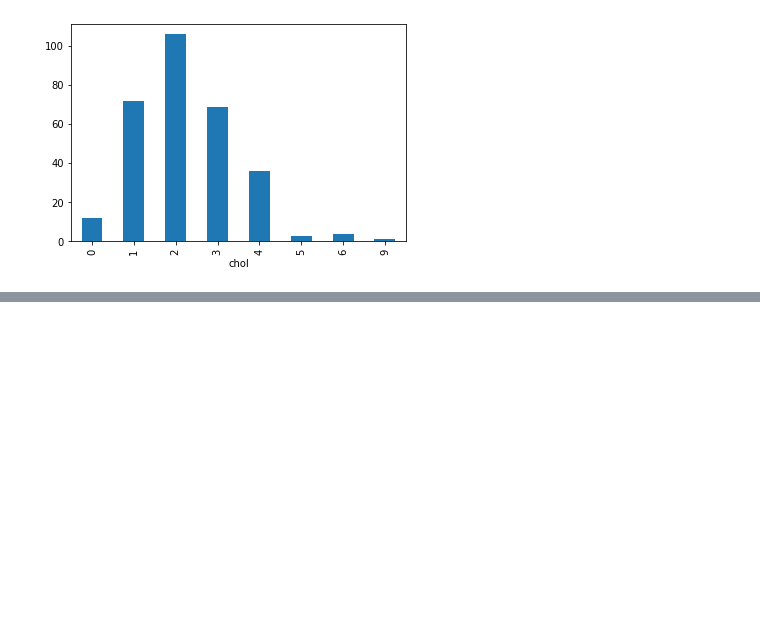
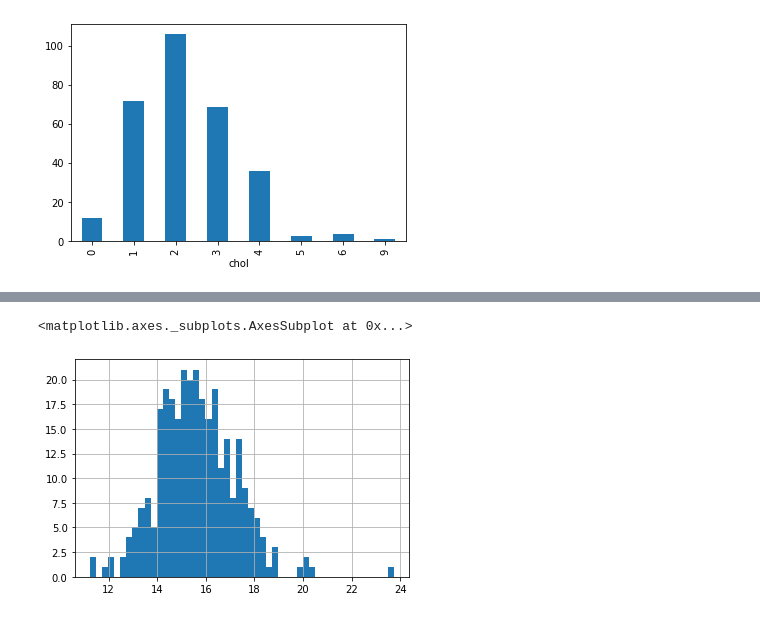
Before and after one commit to DanJoshuaSG/Clase_3_Supervised-Learning, a Jupyter notebook: Tratamiento_Data.ipynb, the cells around one changed output, grey strips where cells are left out. Cells and saved outputs as stored; diff of their text form; code cells hidden in the pictures; blank space fills up the shorter version.

```diff
--- a/Tratamiento_Data.ipynb
+++ b/Tratamiento_Data.ipynb
@@ -479,0 +568,17 @@ chol
+# %%
+from feature_engine import variable_transformers as vt
+
+# set up the variable transformer
+tf = vt.PowerTransformer(variables = ['chol'], exp=0.5)
+
+# fit the transformer
+tf.fit(data)
+
+# transform the data
+data_t5= tf.transform(data)
+# %%
+# variable transformada
+data_t5['chol'].hist(bins=50)
+# %% [output]
+<matplotlib.axes._subplots.AxesSubplot at 0x...>
+[figure, added]
```
Also changed, not shown: parts of 16 cells of this notebook.
